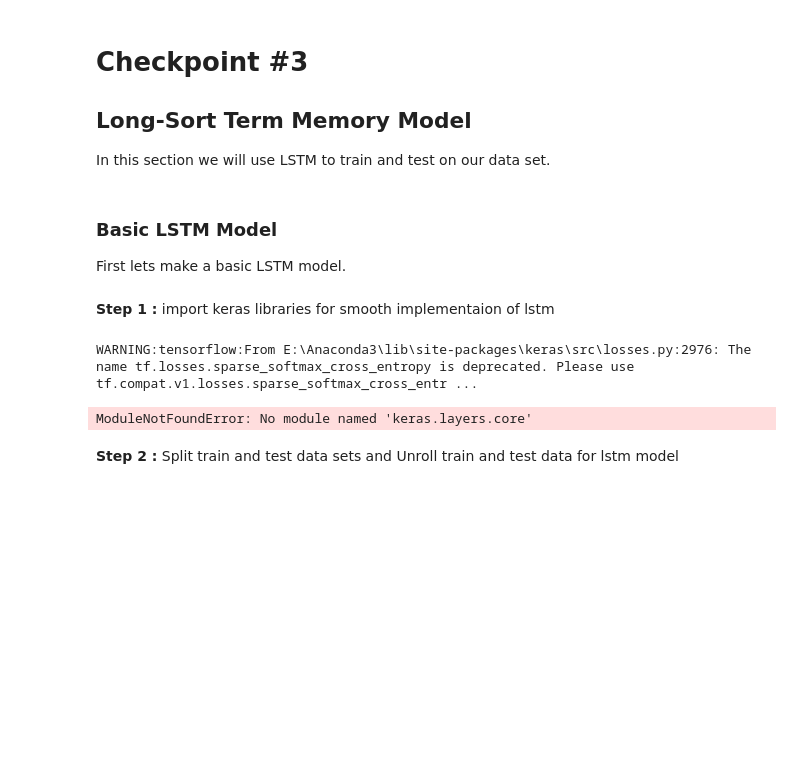
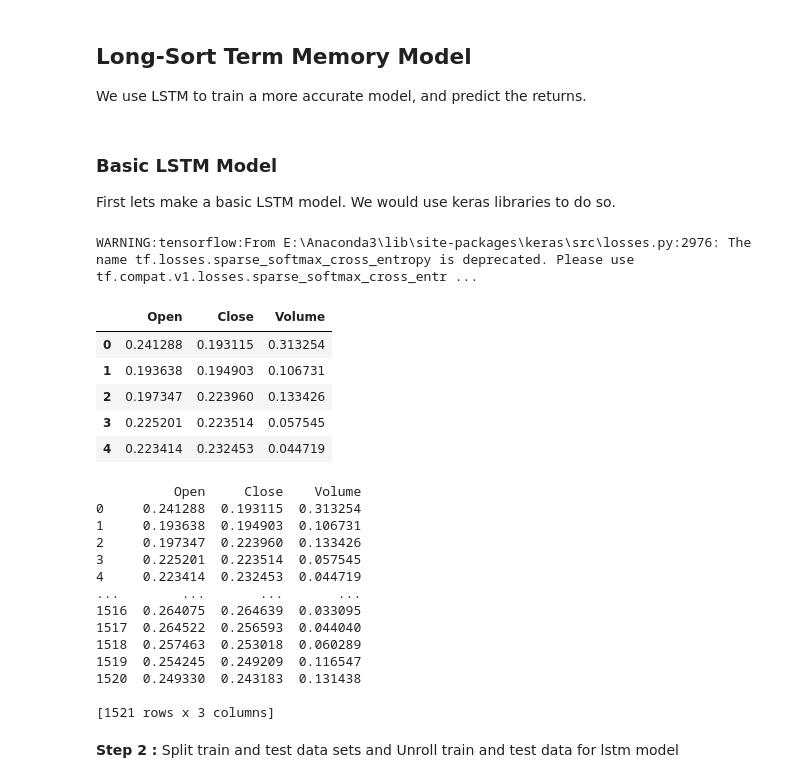
Before and after one commit to zkjfry/MF703, a Jupyter notebook: Stock_Price_Predictor.ipynb, the cells around one changed output. Drawn from its saved outputs; the diff is of its cells as text; code cells hidden in the pictures; blank space fills up the shorter version.

```diff
--- a/Stock_Price_Predictor.ipynb
+++ b/Stock_Price_Predictor.ipynb
@@ -228,41 +206,56 @@ Test Score: 0.16822670 MSE (0.41015448 RMSE)
 # %% [markdown]
-# Checkpoint #3
-
-
 ## Long-Sort Term Memory Model
 
-In this section we will use LSTM to train and test on our data set.
+We use LSTM to train a more accurate model, and predict the returns.
 # %% [markdown]
 ### Basic LSTM Model
 
-First lets make a basic LSTM model.
+First lets make a basic LSTM model. We would use keras libraries to do so.
-# %% [markdown]
-**Step 1 :** import keras libraries for smooth implementaion of lstm
 # %%
 import math
 import pandas as pd
 import numpy as np
 from IPython.display import display
 
-from keras.layers.core import Dense, Activation, Dropout
-from keras.layers.recurrent import LSTM
+from keras.layers import Dense, Activation, Dropout
+from keras.layers import LSTM
 from keras.models import Sequential
 from keras.metrics import mean_squared_error
 from sklearn.model_selection import StratifiedKFold
 
 import lstm, time #helper libraries
 
 import visualize as vs
 import stock_data as sd
 import LinearRegressionModel
 
-stocks = pd.read_csv('google_preprocessed.csv')
+stocks = pd.read_csv(file_name)
 stocks_data = stocks.drop(['Item'], axis =1)
 
 display(stocks_data.head())
+print(stocks_data)
 # %% [output]
 WARNING:tensorflow:From E:\Anaconda3\lib\site-packages\keras\src\losses.py:2976: The name tf.losses.sparse_softmax_cross_entropy is deprecated. Please use tf.compat.v1.losses.sparse_softmax_cross_entr ...
+|  | Open | Close | Volume |
+| 0 | 0.241288 | 0.193115 | 0.313254 |
+| 1 | 0.193638 | 0.194903 | 0.106731 |
+| 2 | 0.197347 | 0.223960 | 0.133426 |
+| 3 | 0.225201 | 0.223514 | 0.057545 |
+| 4 | 0.223414 | 0.232453 | 0.044719 |
-ModuleNotFoundError: No module named 'keras.layers.core'
+          Open     Close    Volume
+0     0.241288  0.193115  0.313254
+1     0.193638  0.194903  0.106731
+2     0.197347  0.223960  0.133426
+3     0.225201  0.223514  0.057545
+4     0.223414  0.232453  0.044719
+...        ...       ...       ...
+1516  0.264075  0.264639  0.033095
+1517  0.264522  0.256593  0.044040
+1518  0.257463  0.253018  0.060289
+1519  0.254245  0.249209  0.116547
+1520  0.249330  0.243183  0.131438
+
+[1521 rows x 3 columns]
 # %% [markdown]
 **Step 2 :** Split train and test data sets and Unroll train and test data for lstm model
 # %%
```
Also changed, not shown: parts of 57 cells of this notebook, 5 other files.
